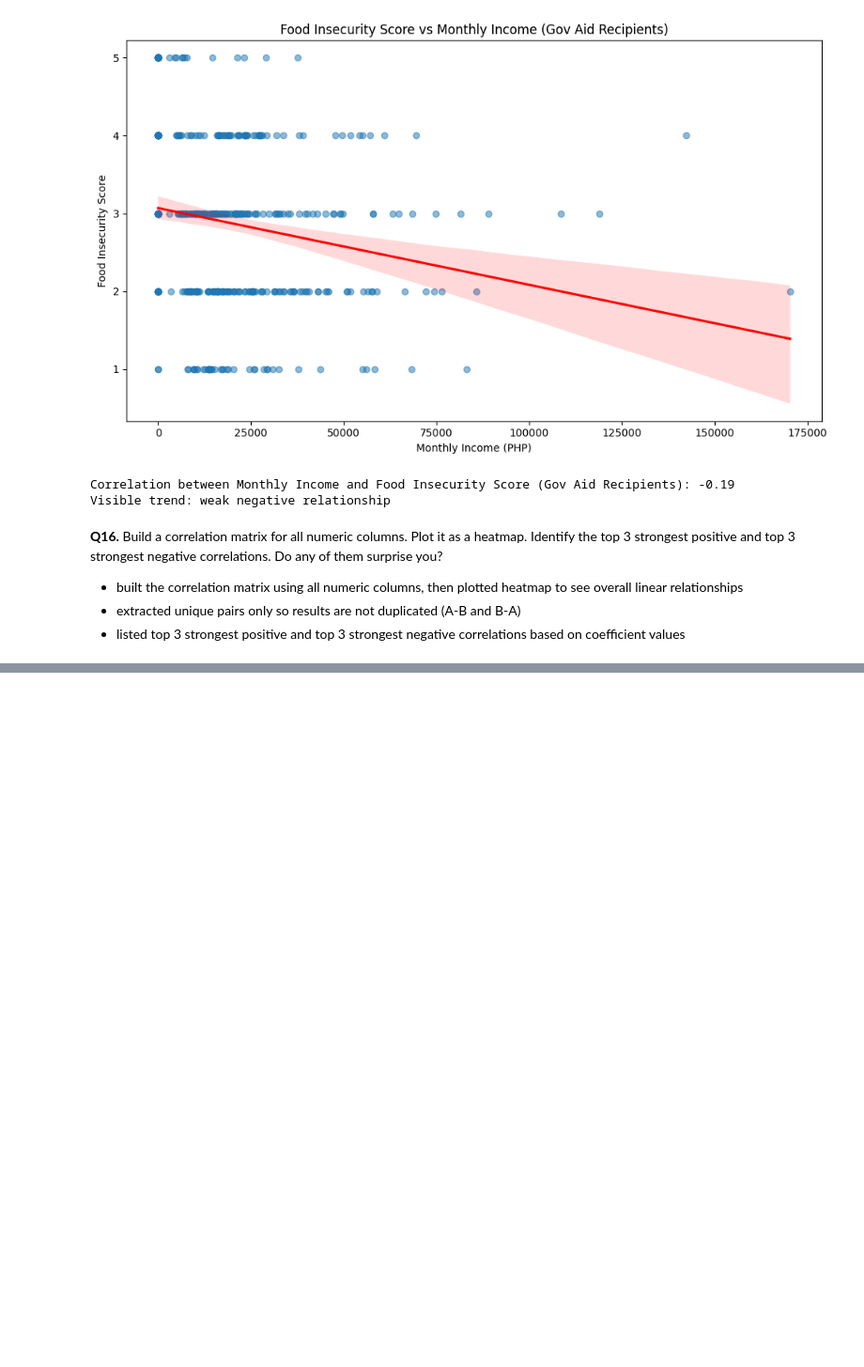
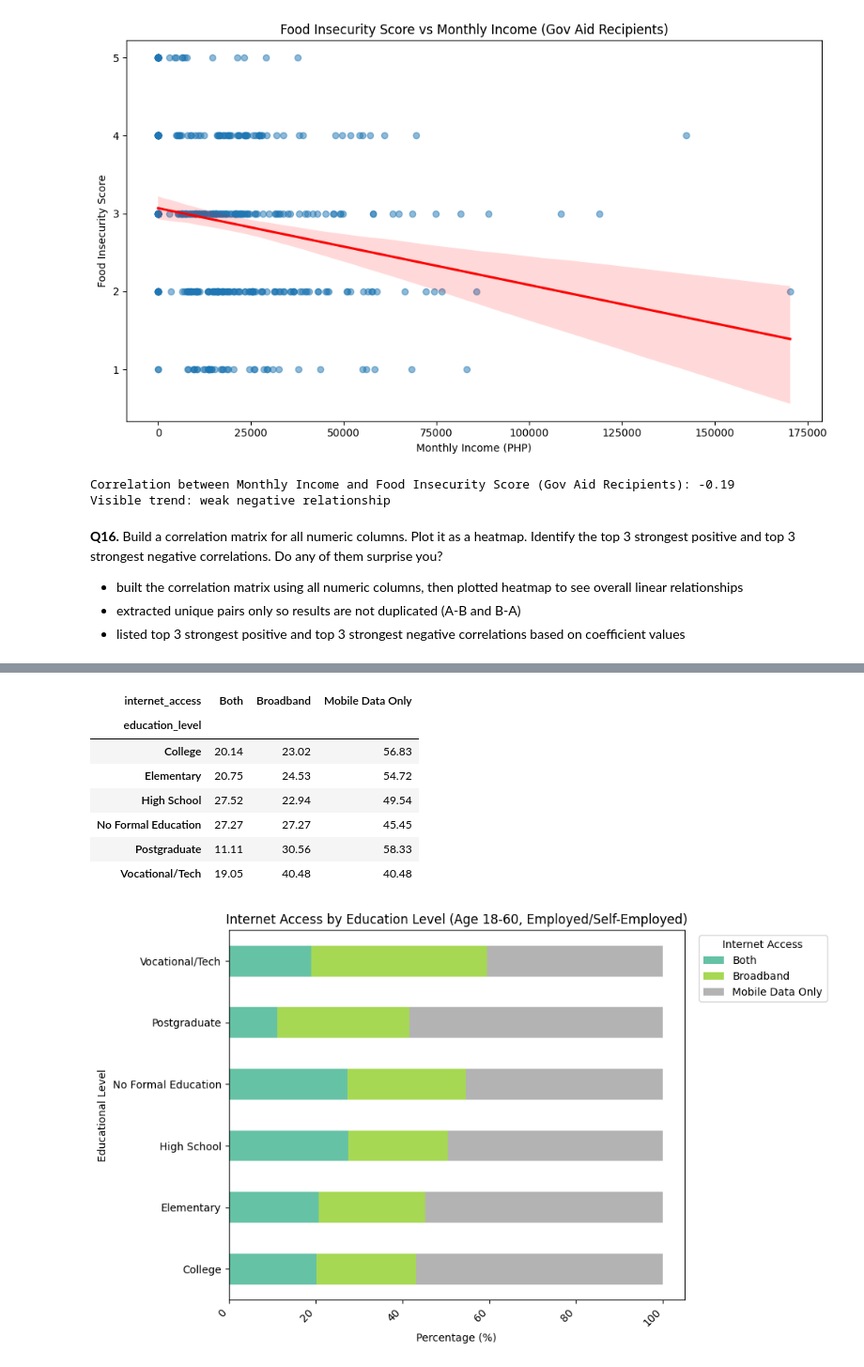
Before and after one commit to Wewds1/EDA, a Jupyter notebook: Ph_survey/notebooks/main.ipynb, the cells around one changed output, grey strips where cells are left out. Shown at 94% size. Saved outputs shown, nothing was run; the diff lists cells and outputs as text; code cells hidden in the pictures; blank space fills up the shorter version.

```diff
--- a/Ph_survey/notebooks/main.ipynb
+++ b/Ph_survey/notebooks/main.ipynb
@@ -565,0 +672,29 @@ Top 3 strongest negative correlations
+# %%
+legal_employee = df_copy[(df_copy['age'].between(18,60)) & (df_copy['employment_status'].isin(['Employed', 'Self-Employed']))].copy()
+
+legal_employee = legal_employee[['education_level', 'internet_access']].dropna()
+
+# display(legal_employee['education_level'].value_counts(dropna=False))
+
+educ_internet = pd.crosstab(legal_employee['education_level'], legal_employee['internet_access'], normalize='index') * 100
+display(educ_internet.round(2))
+
+ax = educ_internet.plot(kind='barh', stacked=True, figsize=(10,6), colormap='Set2')
+ax.set_title('Internet Access by Education Level (Age 18-60, Employed/Self-Employed)')
+ax.set_xlabel('Percentage (%)')
+ax.set_ylabel('Educational Level')
+ax.legend(title='Internet Access', bbox_to_anchor=(1.02, 1), loc='upper left')
+plt.xticks(rotation=45, ha='right')
+plt.tight_layout()
+plt.savefig('../output/q20.png', dpi=150)
+plt.show()
+# %% [output]
+| internet_access | Both | Broadband | Mobile Data Only |
+| education_level |  |  |  |
+| College | 20.14 | 23.02 | 56.83 |
+| Elementary | 20.75 | 24.53 | 54.72 |
+| High School | 27.52 | 22.94 | 49.54 |
+| No Formal Education | 27.27 | 27.27 | 45.45 |
+| Postgraduate | 11.11 | 30.56 | 58.33 |
+| Vocational/Tech | 19.05 | 40.48 | 40.48 |
+[figure, added]
```
Also changed, not shown: parts of 10 cells of this notebook, 9 other files.
